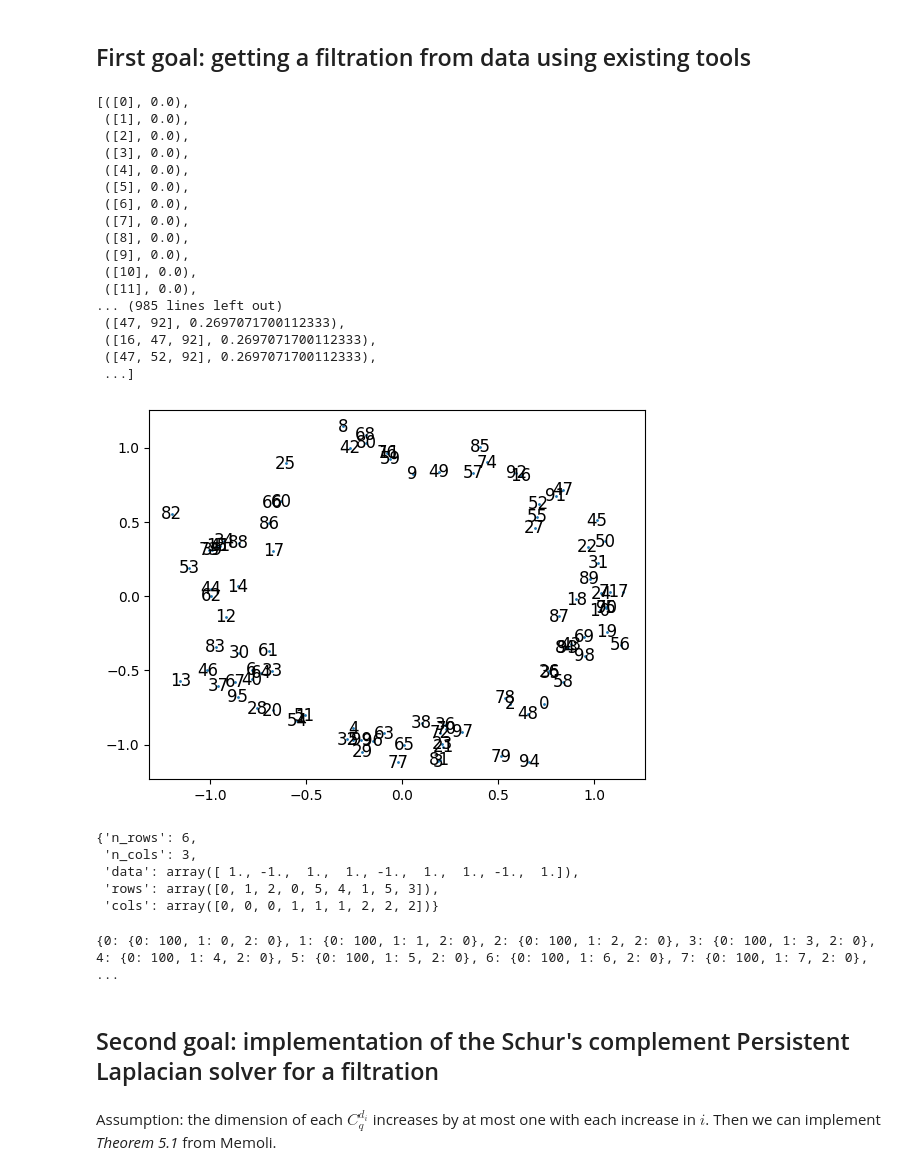
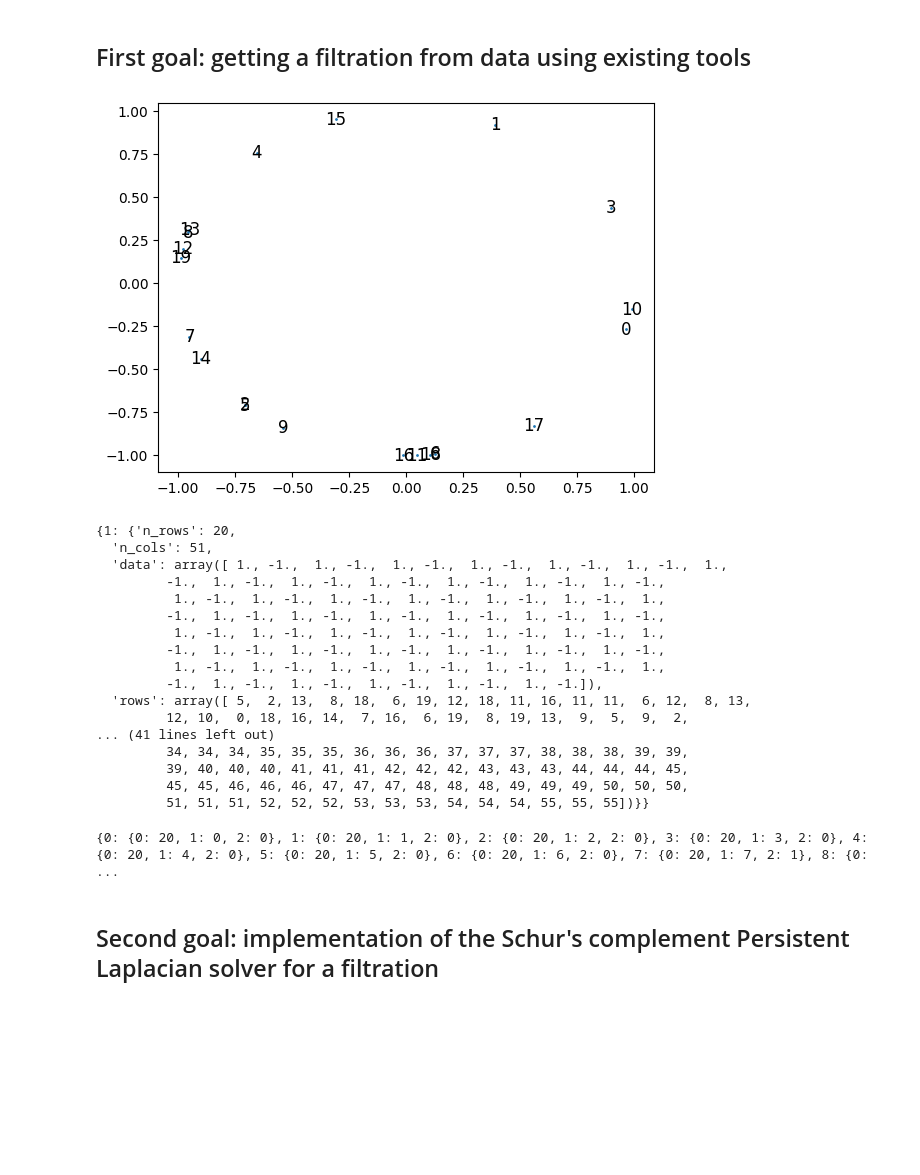
Before and after one commit to mmasque/persistent-laplacians, a Jupyter notebook: exploration.ipynb, the cells around one changed output. Saved outputs shown, nothing was run; the diff lists cells and outputs as text; code cells hidden in the pictures; blank space fills up the shorter version.

```diff
--- a/exploration.ipynb
+++ b/exploration.ipynb
@@ -3,43 +3,23 @@
 # %%
 import numpy as np
 import gudhi as gd
 import tadasets
 import matplotlib.pyplot as plt
 from ripser import ripser
-sphere = tadasets.dsphere(n=100, d=1, noise=0.1)
-ripser(sphere)
+sphere = tadasets.dsphere(n=20, d=1, noise=0, seed=42)
 plt.scatter(sphere[:,0], sphere[:,1], s=1)
 for i, (x, y) in enumerate(sphere):
     plt.text(x, y, str(i), fontsize=12, ha='center', va='center')
 
-rips = gd.RipsComplex(points=sphere, max_edge_length=0.5)
+points = np.asarray([[0,0], [1, 0], [0,2]])
+rips = gd.RipsComplex(points=sphere, max_edge_length=0.8)
 st = rips.create_simplex_tree(max_dimension=2)
 st.compute_persistence()
 filtration = list(st.get_filtration())
-
-filtration
 # %% [output]
-[([0], 0.0),
- ([1], 0.0),
- ([2], 0.0),
- ([3], 0.0),
- ([4], 0.0),
- ([5], 0.0),
- ([6], 0.0),
- ([7], 0.0),
- ([8], 0.0),
- ([9], 0.0),
- ([10], 0.0),
- ([11], 0.0),
-... (985 lines left out)
- ([47, 92], 0.2697071700112333),
- ([16, 47, 92], 0.2697071700112333),
- ([47, 52, 92], 0.2697071700112333),
- ...]
-[figure, old version]
+[figure, new version]
 # %%
 import numpy as np
-from scipy.sparse import coo_matrix
 
 # For now, this is slow. Probably want to move this to the Rust component, and pass the simplices directly at some point.
 def compute_boundary_matrices(simplices):
@@ -90,17 +70,6 @@ def compute_boundary_matrices(simplices):
         boundary_matrices[dim] = {"n_rows": n_rows, "n_cols": n_cols, "data": np.asarray(data, dtype=np.float64), "rows": np.asarray(rows, dtype=np.int64), "cols": np.asarray(cols, dtype=np.int64)}
 
     return boundary_matrices
-
-# example sanity check (triangle with point in middle)
-simplices = {0: [(0,), (1, ), (2, ), (3,)], 1: [(2,3), (1,3), (1,2), (0,1), (0,2), (0,3)], 2: [(1,2,3), (0,2,3), (0,1,3)]}
-bs = compute_boundary_matrices(simplices)
-bs[2]
-# %% [output]
-{'n_rows': 6,
- 'n_cols': 3,
- 'data': array([ 1., -1.,  1.,  1., -1.,  1.,  1., -1.,  1.]),
- 'rows': array([0, 1, 2, 0, 5, 4, 1, 5, 3]),
- 'cols': array([0, 0, 0, 1, 1, 1, 2, 2, 2])}
 # %%
 from collections import defaultdict
 # 1. Create the global boundary map
@@ -111,6 +80,25 @@ for (simplex, filt_value) in filtration:
     simplices_by_dim[dim].append(tuple(sorted(simplex)))
     simplices_by_dim_only_filt[dim].append(filt_value)
 b = compute_boundary_matrices(simplices_by_dim)
+b
+# %% [output]
+{1: {'n_rows': 20,
+  'n_cols': 51,
+  'data': array([ 1., -1.,  1., -1.,  1., -1.,  1., -1.,  1., -1.,  1., -1.,  1.,
+         -1.,  1., -1.,  1., -1.,  1., -1.,  1., -1.,  1., -1.,  1., -1.,
+          1., -1.,  1., -1.,  1., -1.,  1., -1.,  1., -1.,  1., -1.,  1.,
+         -1.,  1., -1.,  1., -1.,  1., -1.,  1., -1.,  1., -1.,  1., -1.,
+          1., -1.,  1., -1.,  1., -1.,  1., -1.,  1., -1.,  1., -1.,  1.,
+         -1.,  1., -1.,  1., -1.,  1., -1.,  1., -1.,  1., -1.,  1., -1.,
+          1., -1.,  1., -1.,  1., -1.,  1., -1.,  1., -1.,  1., -1.,  1.,
+         -1.,  1., -1.,  1., -1.,  1., -1.,  1., -1.,  1., -1.]),
+  'rows': array([ 5,  2, 13,  8, 18,  6, 19, 12, 18, 11, 16, 11, 11,  6, 12,  8, 13,
+         12, 10,  0, 18, 16, 14,  7, 16,  6, 19,  8, 19, 13,  9,  5,  9,  2,
+... (41 lines left out)
+         34, 34, 34, 35, 35, 35, 36, 36, 36, 37, 37, 37, 38, 38, 38, 39, 39,
+         39, 40, 40, 40, 41, 41, 41, 42, 42, 42, 43, 43, 43, 44, 44, 44, 45,
+         45, 45, 46, 46, 46, 47, 47, 47, 48, 48, 48, 49, 49, 49, 50, 50, 50,
+         51, 51, 51, 52, 52, 52, 53, 53, 53, 54, 54, 54, 55, 55, 55])}}
 # %%
 import bisect
 def max_index(lst, b):
@@ -130,12 +118,9 @@ boundary_maps_index_dict = {filt_index:
 
 print(boundary_maps_index_dict)
 # %% [output]
-{0: {0: 100, 1: 0, 2: 0}, 1: {0: 100, 1: 1, 2: 0}, 2: {0: 100, 1: 2, 2: 0}, 3: {0: 100, 1: 3, 2: 0}, 4: {0: 100, 1: 4, 2: 0}, 5: {0: 100, 1: 5, 2: 0}, 6: {0: 100, 1: 6, 2: 0}, 7: {0: 100, 1: 7, 2: 0}, ...
+{0: {0: 20, 1: 0, 2: 0}, 1: {0: 20, 1: 1, 2: 0}, 2: {0: 20, 1: 2, 2: 0}, 3: {0: 20, 1: 3, 2: 0}, 4: {0: 20, 1: 4, 2: 0}, 5: {0: 20, 1: 5, 2: 0}, 6: {0: 20, 1: 6, 2: 0}, 7: {0: 20, 1: 7, 2: 1}, 8: {0:  ...
 # %% [markdown]
 ## Second goal: implementation of the Schur's complement Persistent Laplacian solver for a filtration
-# %% [markdown]
-Assumption: the dimension of each $C_q^{d_i}$ increases by at most one with each increase in $i$.
-Then we can implement _Theorem 5.1_ from Memoli.
 # %%
 import numpy as np
 import persistent_laplacians
```
Also changed, not shown: parts of 4 cells of this notebook, 2 other files.
